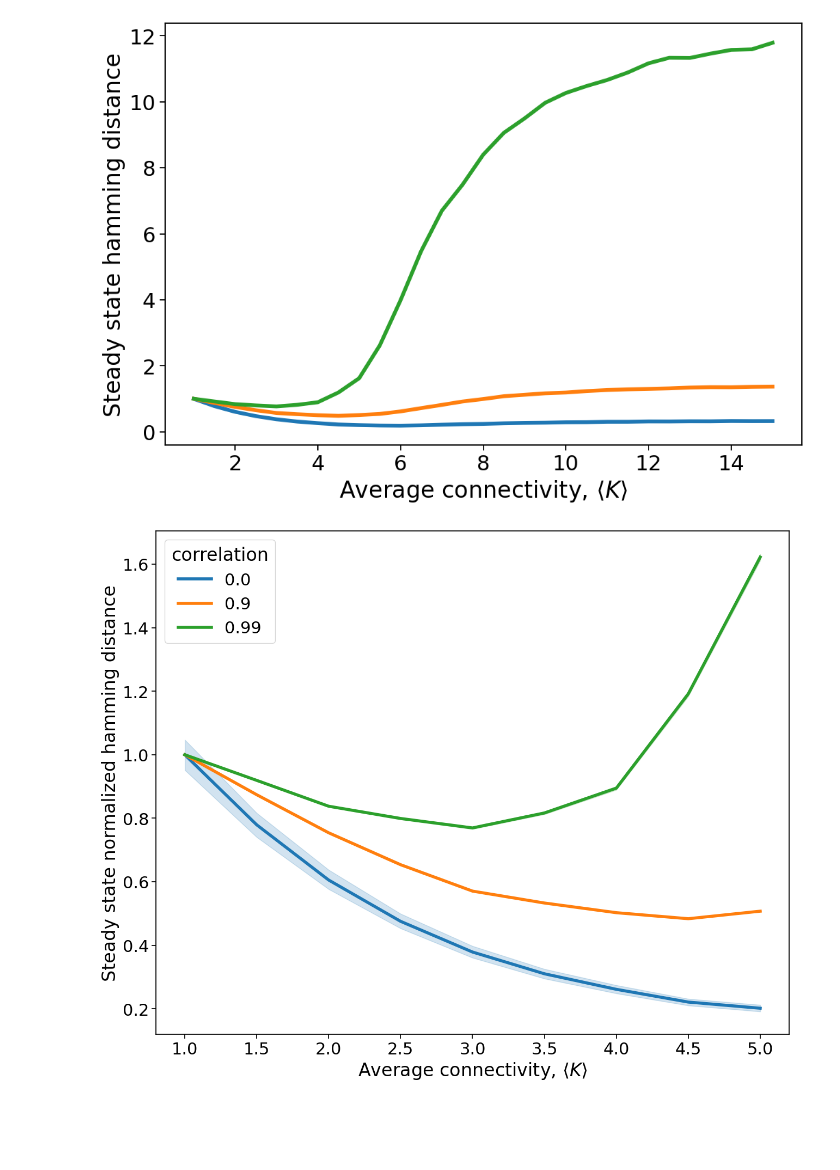
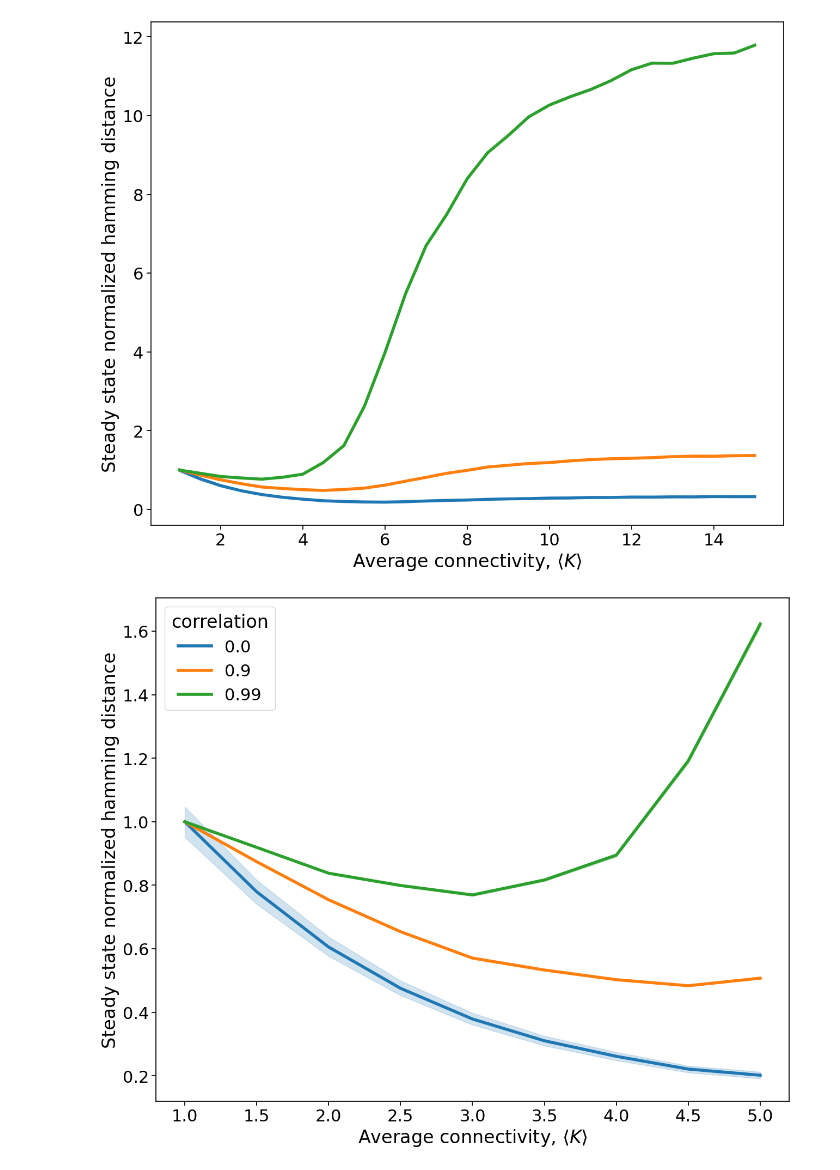
Before and after one commit to davidb2/boolean-threshold-network, a Jupyter notebook: notebooks/polished/no-drug-homogeneous-phase-transition-comparing-correlations.ipynb, the cells around one changed output. Cells and saved outputs as stored; diff of their text form; code cells hidden in the pictures; blank space fills up the shorter version.

Commit message:
normalized hamming distance label

```diff
--- a/notebooks/polished/no-drug-homogeneous-phase-transition-comparing-correlations.ipynb
+++ b/notebooks/polished/no-drug-homogeneous-phase-transition-comparing-correlations.ipynb
@@ -47,21 +47,21 @@ steady_state_hamming_distance_df = pd.concat([
 ], ignore_index=True)
 # %%
 with sns.plotting_context('notebook', font_scale=2.0):
-  fig, ax = plt.subplots(figsize=(12, 8))
+  fig, ax = plt.subplots(figsize=(15, 12))
   g = sns.lineplot(
     data=steady_state_hamming_distance_df,
     x='expected_connectivity',
     y='normalized_hamming_distance',
     label='hamming distance',
     legend=False,
     hue='correlation',
     palette='tab10',
     lw=4,
     ax=ax
   )
-  g.set(xlabel='Average connectivity, $\\langle K \\rangle$', ylabel='Steady state hamming distance')
+  g.set(xlabel='Average connectivity, $\\langle K \\rangle$', ylabel='Steady state normalized hamming distance')
 # %% [output]
-[figure, old version]
+[figure, new version]
 # %%
 g.figure.savefig(
   '../../plots/no-drug-homogeneous-phase-transition-elbow-correlations-full.png',
```
Also changed, not shown: parts of 1 cell of this notebook, 1 other file.
